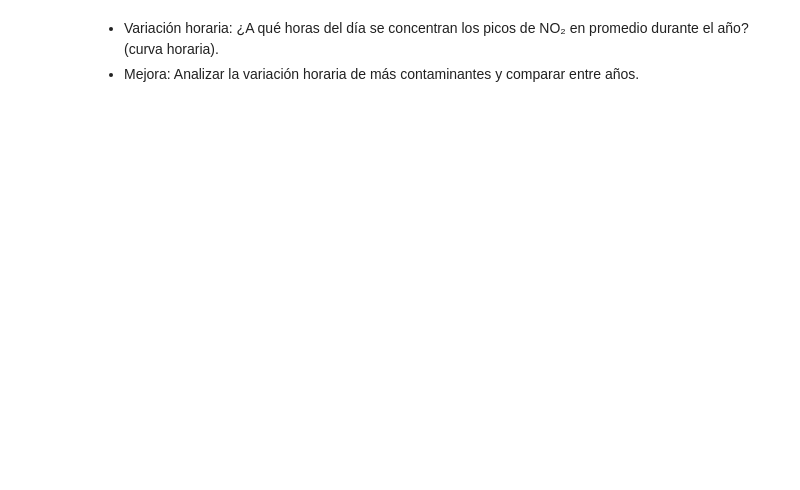
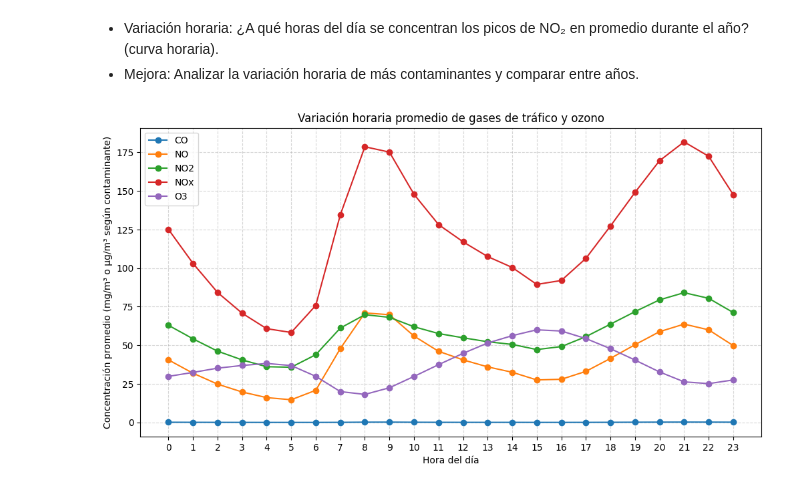
Before and after one commit to thisisrober/analisis-exploratorio-dataset-airquality-madrid, a Jupyter notebook: notebook.ipynb, the cells around one changed output. Cells and saved outputs as stored; diff of their text form; code cells hidden in the pictures; blank space fills up the shorter version.

```diff
--- a/notebook.ipynb
+++ b/notebook.ipynb
@@ -153,3 +259,24 @@ Analizamos si existen valores anómalos o fuera de rango en las variables (ej. c
 # %% [markdown]
 - Variación horaria: ¿A qué horas del día se concentran los picos de NO₂ en promedio durante el año? (curva horaria).
 - Mejora: Analizar la variación horaria de más contaminantes y comparar entre años.
+# %%
+# Contaminantes de interés
+contaminantes_trafico = ["CO", "NO", "NO2", "NOx", "O3"]
+
+# Promedio por hora solo de los contaminantes seleccionados
+promedio_hora = df.groupby("hour")[contaminantes_trafico].mean()
+
+# Gráfico de líneas con colores distintos
+plt.figure(figsize=(12,6))
+for gas in contaminantes_trafico:
+    plt.plot(promedio_hora.index, promedio_hora[gas], marker='o', label=gas)
+
+plt.xlabel("Hora del día")
+plt.ylabel("Concentración promedio (mg/m³ o µg/m³ según contaminante)")
+plt.title("Variación horaria promedio de gases de tráfico y ozono")
+plt.xticks(range(0,24))
+plt.grid(True, linestyle="--", alpha=0.5)
+plt.legend()
+plt.show()
+# %% [output]
+[figure, added]
```
Also changed, not shown: parts of 8 cells of this notebook.
